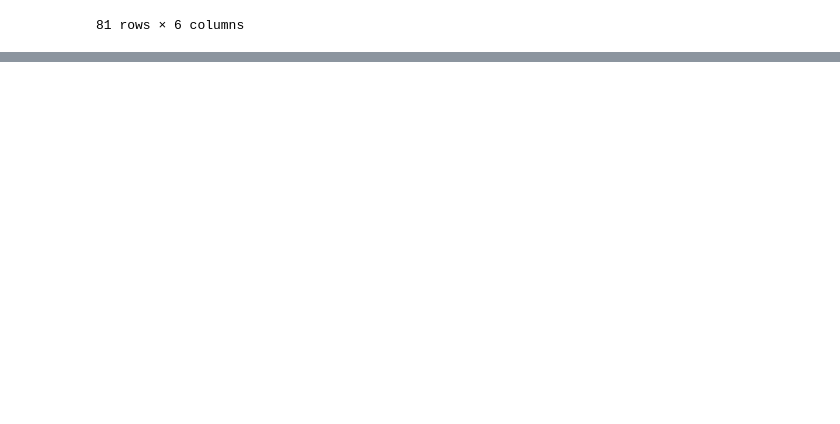
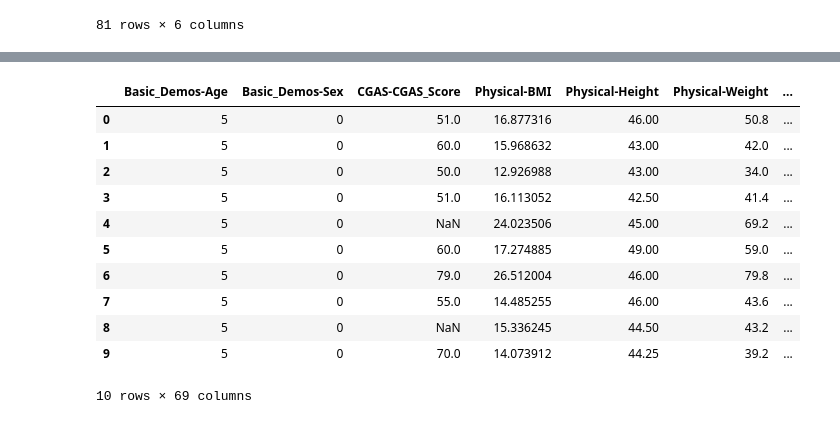
Before and after one commit to Pizz0x/Child-Mind, a Jupyter notebook: data_cleaning.ipynb, the cells around one changed output, grey strips where cells are left out. Cells and saved outputs as stored; diff of their text form; code cells hidden in the pictures; blank space fills up the shorter version.

Commit message:
iniziato notebook per la parte di data cleaning

```diff
--- a/data_cleaning.ipynb
+++ b/data_cleaning.ipynb
@@ -6,9 +6,9 @@ First I'm going to look at the data we are working with:
 import numpy as np
 import pandas as pd
 
-url = "data/train.csv"
-dataset = pd.read_csv(url)
-dataset.info()
+url_train = "data/train.csv"
+df_train = pd.read_csv(url_train)
+df_train.info()
 # %% [output]
 <class 'pandas.core.frame.DataFrame'>
 RangeIndex: 3960 entries, 0 to 3959
@@ -49,8 +50,8 @@ We can see that we have mix type of data: string, float and int -> later we will
 # %%
-num_inst, num_features = dataset.shape
+num_inst, num_features = df_train.shape
 
 for f in range(num_features):
-    col = dataset.iloc[:, f].astype(str)
+    col = df_train.iloc[:, f].astype(str)
     print(f, np.unique(col))
 # %% [output]
 0 ['00008ff9' '000fd460' '00105258' ... 'ffcd4dbd' 'ffed1dd5' 'ffef538e']
@@ -101,0 +98,6 @@ We start by eliminating the rows that doesn't have the ssi value, since they are
+# %%
+# remove rows where the value of sii is NaN
+df_train.dropna(subset=['sii'], inplace=True)
+
+# remove the column id since it's unique and doesn't give us any added value for the classification task
+del df_train['id']
@@ -101,0 +108,13 @@ We start by eliminating the rows that doesn't have the ssi value, since they are
+# %%
+physical_measures_df = pd.read_csv('data/physical_measures.csv')
+
+# add the columns of the average physical measures (given an age and a sex) to each row in the dataframe
+df_train = df_train.merge( physical_measures_df, on=['Basic_Demos-Age', 'Basic_Demos-Sex'], suffixes=('', '_avg'))
+
+cols = ['Physical-BMI','Physical-Height','Physical-Weight','Physical-Waist_Circumference','Physical-Diastolic_BP','Physical-HeartRate','Physical-Systolic_BP']
+for col in cols:
+    # first fill the nan values of the physical measure columns with the one having the average
+    df_train[col] = df_train[col].fillna(df_train[f"{col}_avg"])
+    # then remove the average columns
+    del df_train[f"{col}_avg"]
+    print(np.unique(df_train[col]))
@@ -101,0 +146,24 @@ We start by eliminating the rows that doesn't have the ssi value, since they are
+# %%
+# But first it's better to separate the features of the classification task from the one to be classified (sii)
+X = df_train.iloc[:, :-1]
+y = df_train.iloc[:, -1]
+
+# array of boolean saying if a specific column is numeric or not
+is_numerical = np.array([np.issubdtype(dtype, np.number) for dtype in X.dtypes])
+numerical_idx = np.flatnonzero(is_numerical)
+# takes only the column that are numerical
+new_X = X.iloc[:, numerical_idx]
+new_X.head(10)
+# %% [output]
+|  | Basic_Demos-Age | Basic_Demos-Sex | CGAS-CGAS_Score | Physical-BMI | Physical-Height | Physical-Weight | ... |
+| 0 | 5 | 0 | 51.0 | 16.877316 | 46.00 | 50.8 | ... |
+| 1 | 5 | 0 | 60.0 | 15.968632 | 43.00 | 42.0 | ... |
+| 2 | 5 | 0 | 50.0 | 12.926988 | 43.00 | 34.0 | ... |
+| 3 | 5 | 0 | 51.0 | 16.113052 | 42.50 | 41.4 | ... |
+| 4 | 5 | 0 | NaN | 24.023506 | 45.00 | 69.2 | ... |
+| 5 | 5 | 0 | 60.0 | 17.274885 | 49.00 | 59.0 | ... |
+| 6 | 5 | 0 | 79.0 | 26.512004 | 46.00 | 79.8 | ... |
+| 7 | 5 | 0 | 55.0 | 14.485255 | 46.00 | 43.6 | ... |
+| 8 | 5 | 0 | NaN | 15.336245 | 44.50 | 43.2 | ... |
+| 9 | 5 | 0 | 70.0 | 14.073912 | 44.25 | 39.2 | ... |
+10 rows × 69 columns
```
Also changed, not shown: parts of 17 cells of this notebook.
